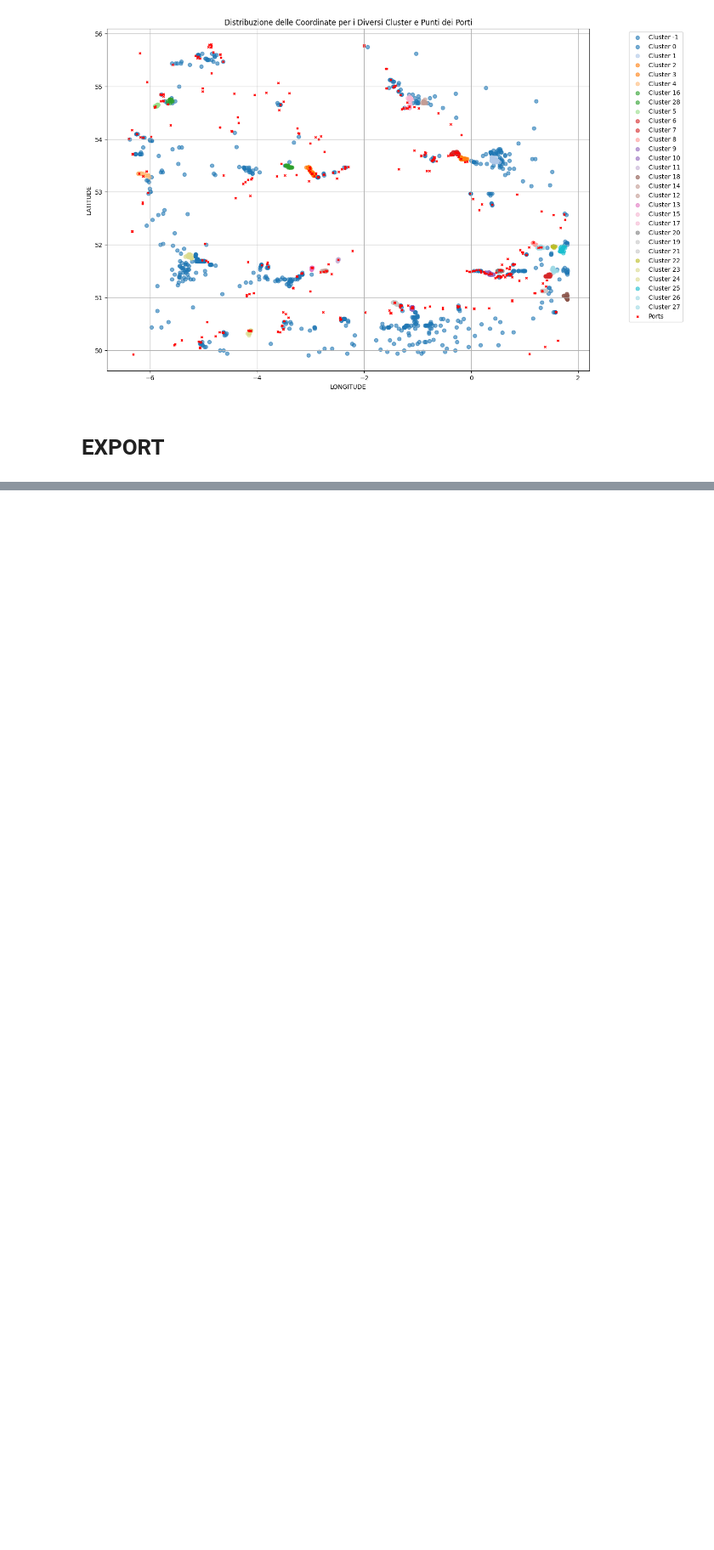
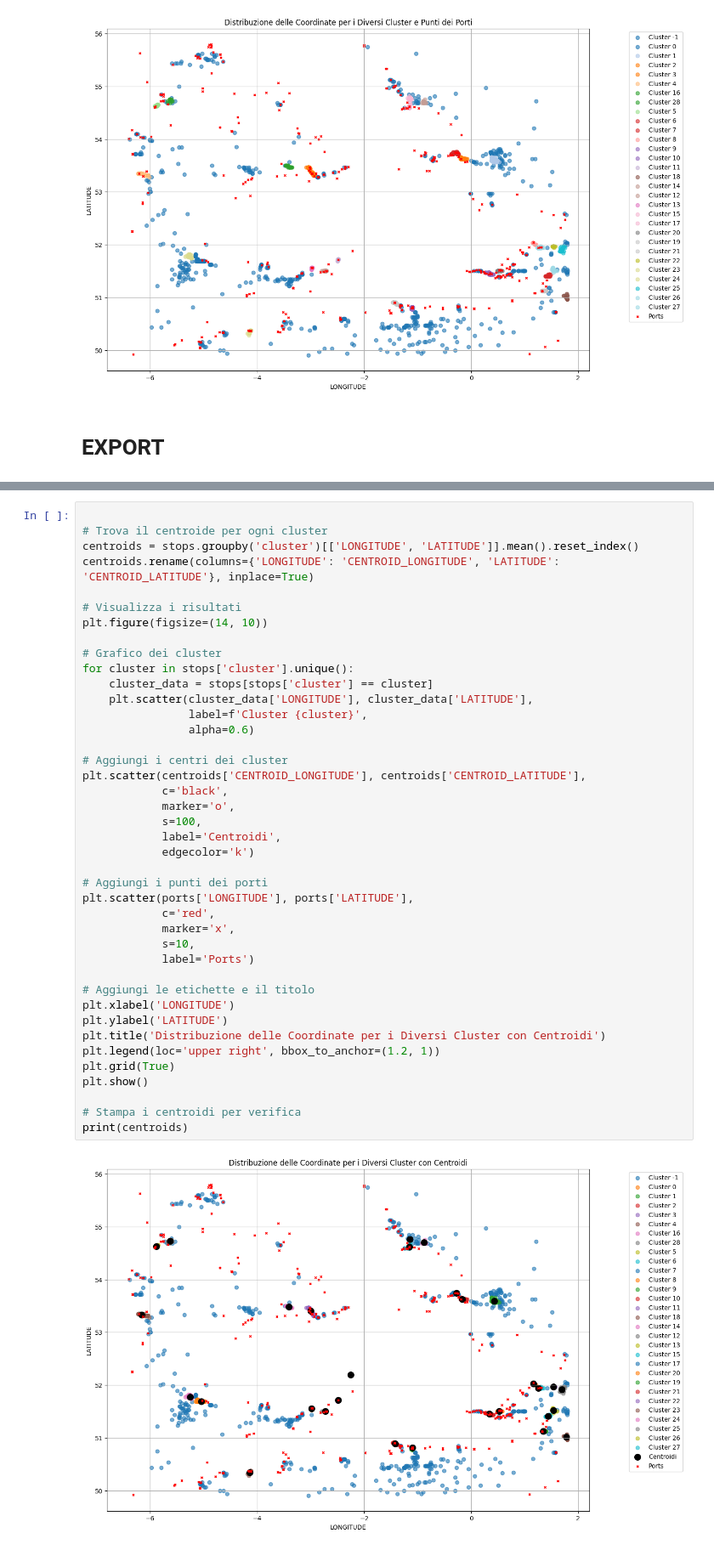
Before and after one commit to nudric25/tesi, a Jupyter notebook: CLU/CLU_mainclass.ipynb, the cells around one changed output, grey strips where cells are left out. Shown at 85% size. Saved outputs shown, nothing was run; the diff lists cells and outputs as text; blank space fills up the shorter version.

```diff
--- a/CLU/CLU_mainclass.ipynb
+++ b/CLU/CLU_mainclass.ipynb
@@ -106,0 +109,43 @@ print(f"Shapefile salvato nella cartella: {output_folder}")
+# %%
+
+# Trova il centroide per ogni cluster
+centroids = stops.groupby('cluster')[['LONGITUDE', 'LATITUDE']].mean().reset_index()
+centroids.rename(columns={'LONGITUDE': 'CENTROID_LONGITUDE', 'LATITUDE': 'CENTROID_LATITUDE'}, inplace=True)
+
+# Visualizza i risultati
+plt.figure(figsize=(14, 10))
+
+# Grafico dei cluster
+for cluster in stops['cluster'].unique():
+    cluster_data = stops[stops['cluster'] == cluster]
+    plt.scatter(cluster_data['LONGITUDE'], cluster_data['LATITUDE'],
+                label=f'Cluster {cluster}',
+                alpha=0.6)
+
+# Aggiungi i centri dei cluster
+plt.scatter(centroids['CENTROID_LONGITUDE'], centroids['CENTROID_LATITUDE'],
+            c='black',
+            marker='o',
+            s=100,
+            label='Centroidi',
+            edgecolor='k')
+
+# Aggiungi i punti dei porti
+plt.scatter(ports['LONGITUDE'], ports['LATITUDE'],
+            c='red',
+            marker='x',
+            s=10,
+            label='Ports')
+
+# Aggiungi le etichette e il titolo
+plt.xlabel('LONGITUDE')
+plt.ylabel('LATITUDE')
+plt.title('Distribuzione delle Coordinate per i Diversi Cluster con Centroidi')
+plt.legend(loc='upper right', bbox_to_anchor=(1.2, 1))
+plt.grid(True)
+plt.show()
+
+# Stampa i centroidi per verifica
+print(centroids)
+# %% [output]
+[figure, added]
```
Also changed, not shown: parts of 2 cells of this notebook.
